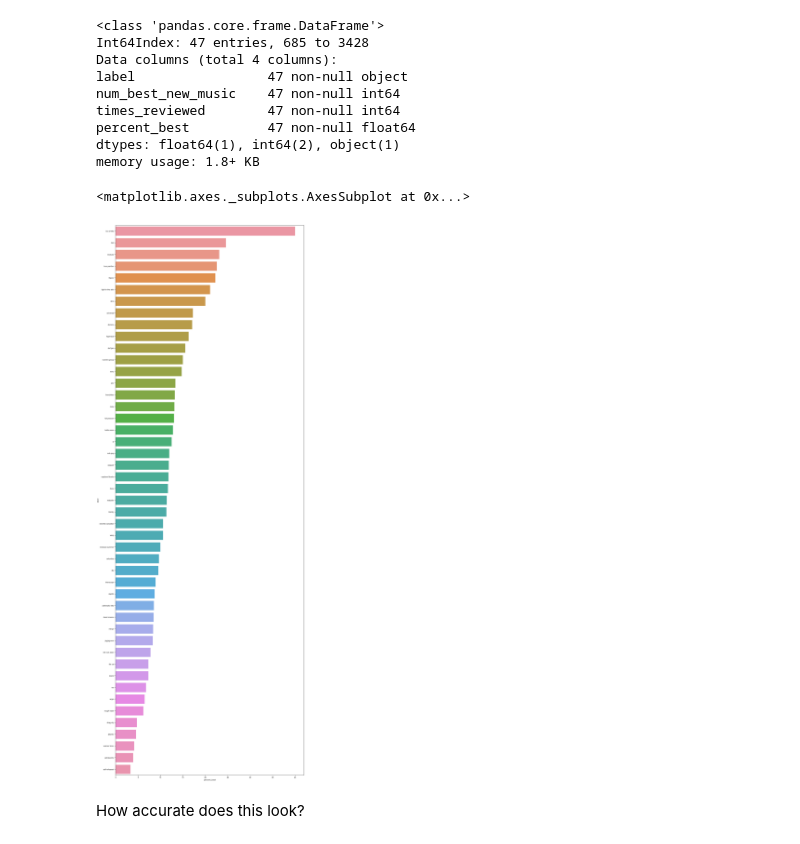
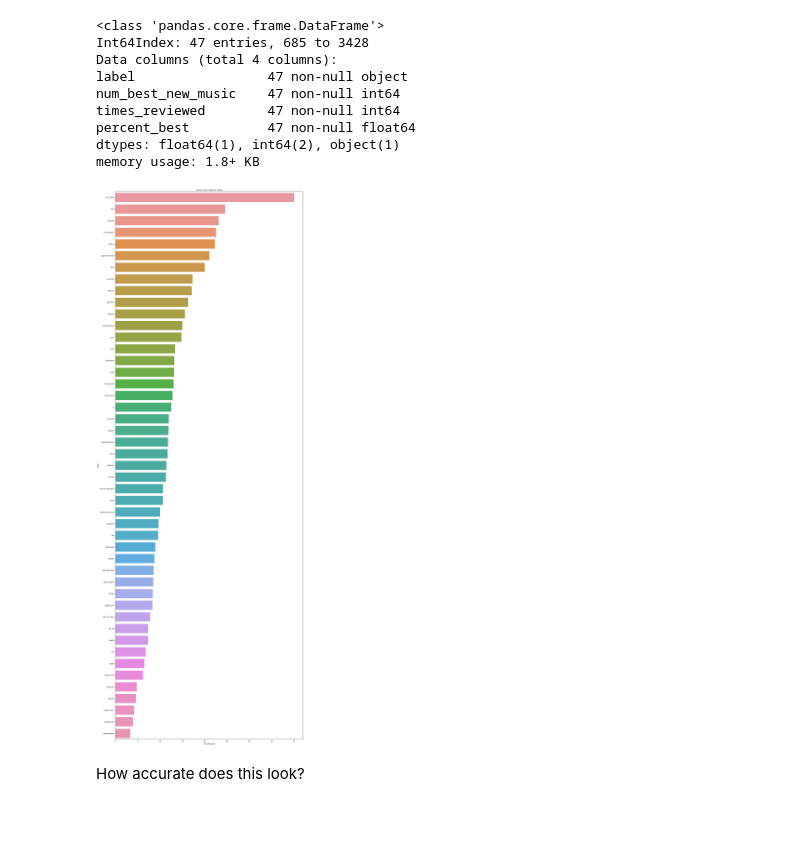
Before and after one commit to tsgreenwood-flatiron-data-science/mod2_final_project, a Jupyter notebook: folkenstein_nk.ipynb, the cells around one changed output. Saved outputs shown, nothing was run; the diff lists cells and outputs as text; code cells hidden in the pictures; blank space fills up the shorter version.

```diff
--- a/folkenstein_nk.ipynb
+++ b/folkenstein_nk.ipynb
@@ -549,10 +531,10 @@ memory usage: 1.8+ KB
 # %%
 #look at distributions
 f, x = plt.subplots(figsize=(20,60))
 sns.barplot(x='percent_best', y='label', data=df_labels_most_best)
+plt.title('Percent Best of Music Labels');
 # %% [output]
-<matplotlib.axes._subplots.AxesSubplot at 0x...>
-[figure, old version]
+[figure, new version]
 # %% [markdown]
 How accurate does this look?
 # %% [markdown]
```
Also changed, not shown: parts of 76 cells of this notebook, 2 other files.
